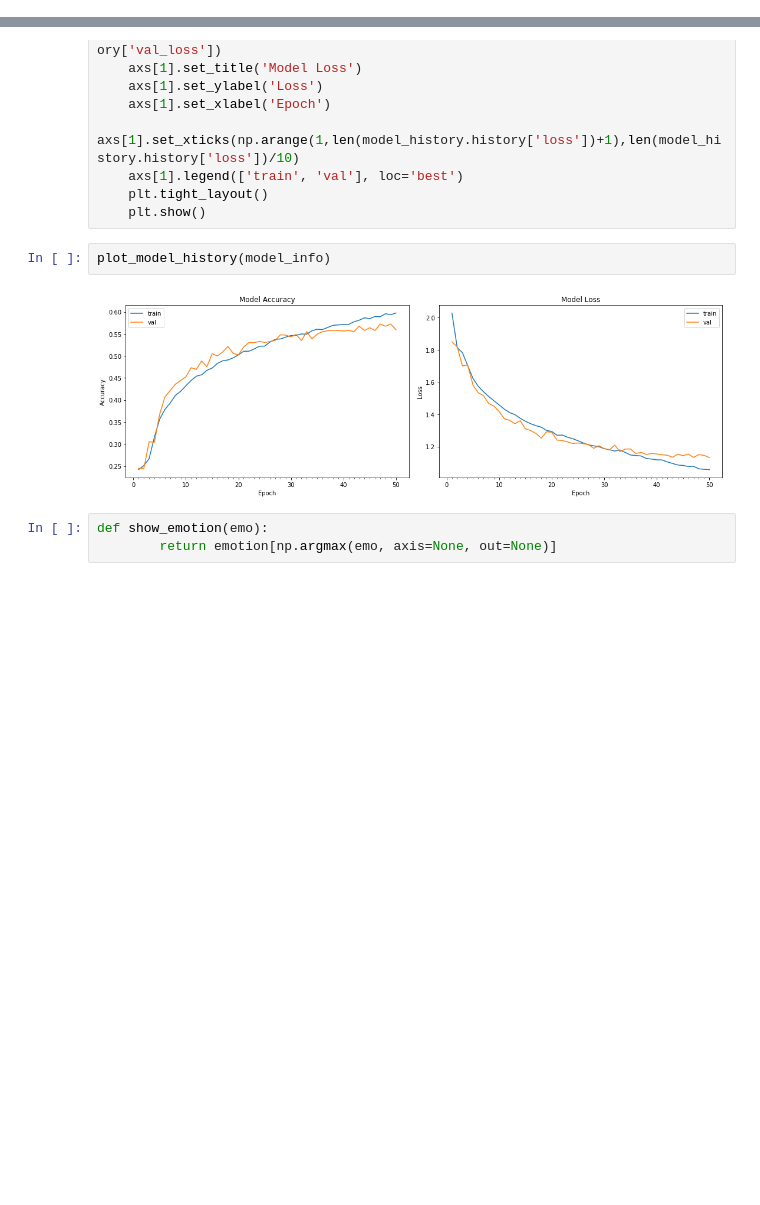
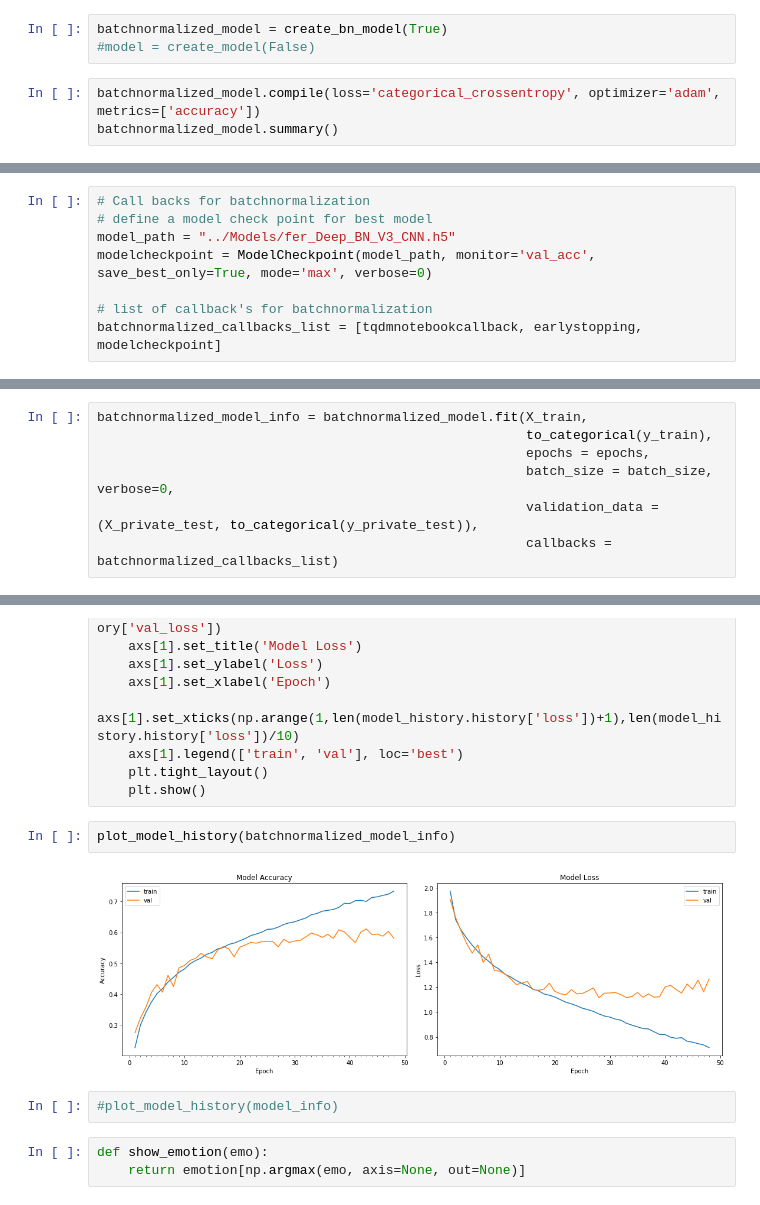
Before and after one commit to ambatirahul/Deep-learning, a Jupyter notebook: Techniques/Modeling_V3.ipynb, the cells around one changed output, grey strips where cells are left out. Cells and saved outputs as stored; diff of their text form; blank space fills up the shorter version.

Commit message:
Created new models and replaced old models.

```diff
--- a/Techniques/Modeling_V3.ipynb
+++ b/Techniques/Modeling_V3.ipynb
@@ -89,0 +104,6 @@ model.add(Dense(7,   activation='softmax'))
+# %%
+batchnormalized_model = create_bn_model(True)
+#model = create_model(False)
+# %%
+batchnormalized_model.compile(loss='categorical_crossentropy', optimizer='adam', metrics=['accuracy'])
+batchnormalized_model.summary()
@@ -90 +137,9 @@ model.add(Dense(7,   activation='softmax'))
+# %%
+# Call backs for batchnormalization
+# define a model check point for best model
+model_path = "../Models/fer_Deep_BN_V3_CNN.h5"
+modelcheckpoint = ModelCheckpoint(model_path, monitor='val_acc', save_best_only=True, mode='max', verbose=0)
+
+# list of callback's for batchnormalization
+batchnormalized_callbacks_list = [tqdmnotebookcallback, earlystopping, modelcheckpoint]
 # %%
@@ -121,0 +152,7 @@ _________________________________________________________________
+# %%
+batchnormalized_model_info = batchnormalized_model.fit(X_train,
+                                                       to_categorical(y_train),
+                                                       epochs = epochs,
+                                                       batch_size = batch_size, verbose=0,
+                                                       validation_data = (X_private_test, to_categorical(y_private_test)),
+                                                       callbacks = batchnormalized_callbacks_list)
@@ -176,12 +221,14 @@ def plot_model_history(model_history):
     plt.tight_layout()
     plt.show()
 # %%
-plot_model_history(model_info)
+plot_model_history(batchnormalized_model_info)
 # %% [output]
-[figure, old version]
+[figure, new version]
+# %%
+#plot_model_history(model_info)
 # %%
 def show_emotion(emo):
-        return emotion[np.argmax(emo, axis=None, out=None)]
+    return emotion[np.argmax(emo, axis=None, out=None)]
 # %%
 i = 553
 plt.imshow(X_public_test[i, :, :, 0], cmap='gray')
```
Also changed, not shown: parts of 14 cells of this notebook, 12 other files.
